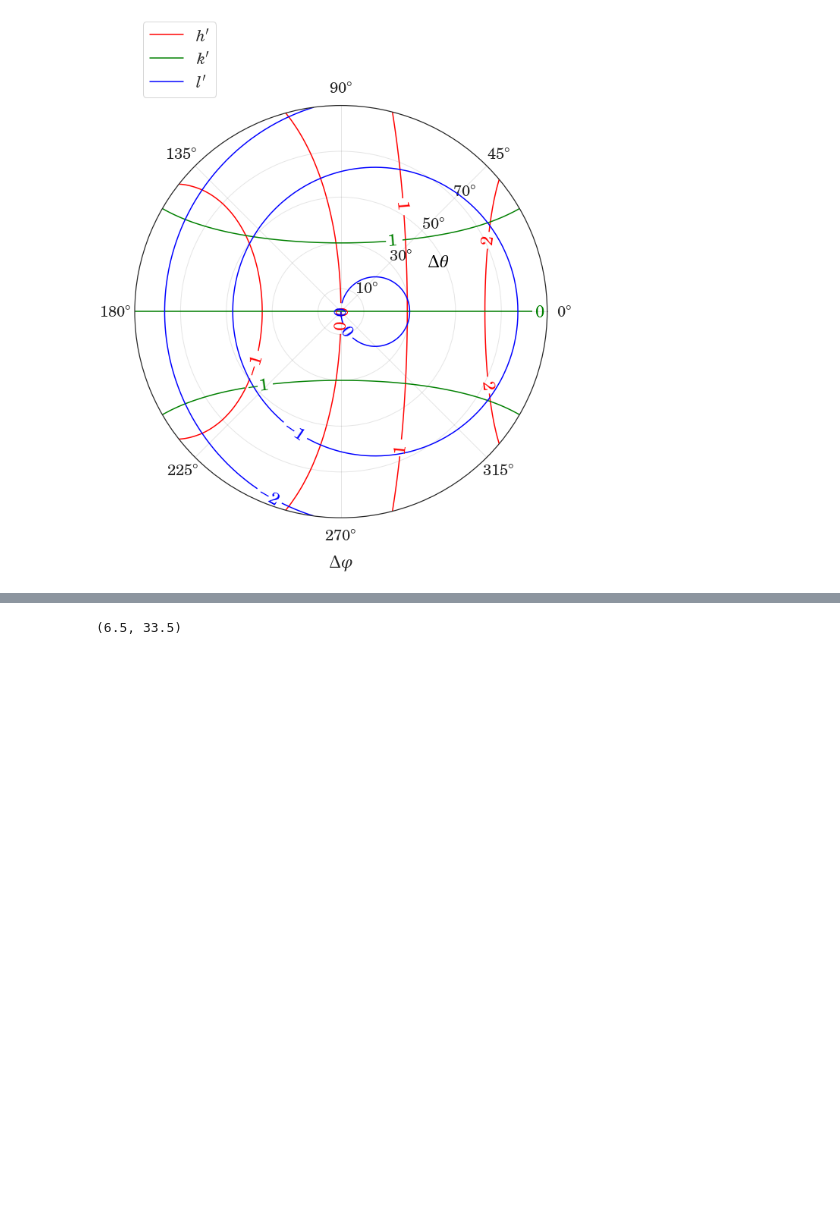
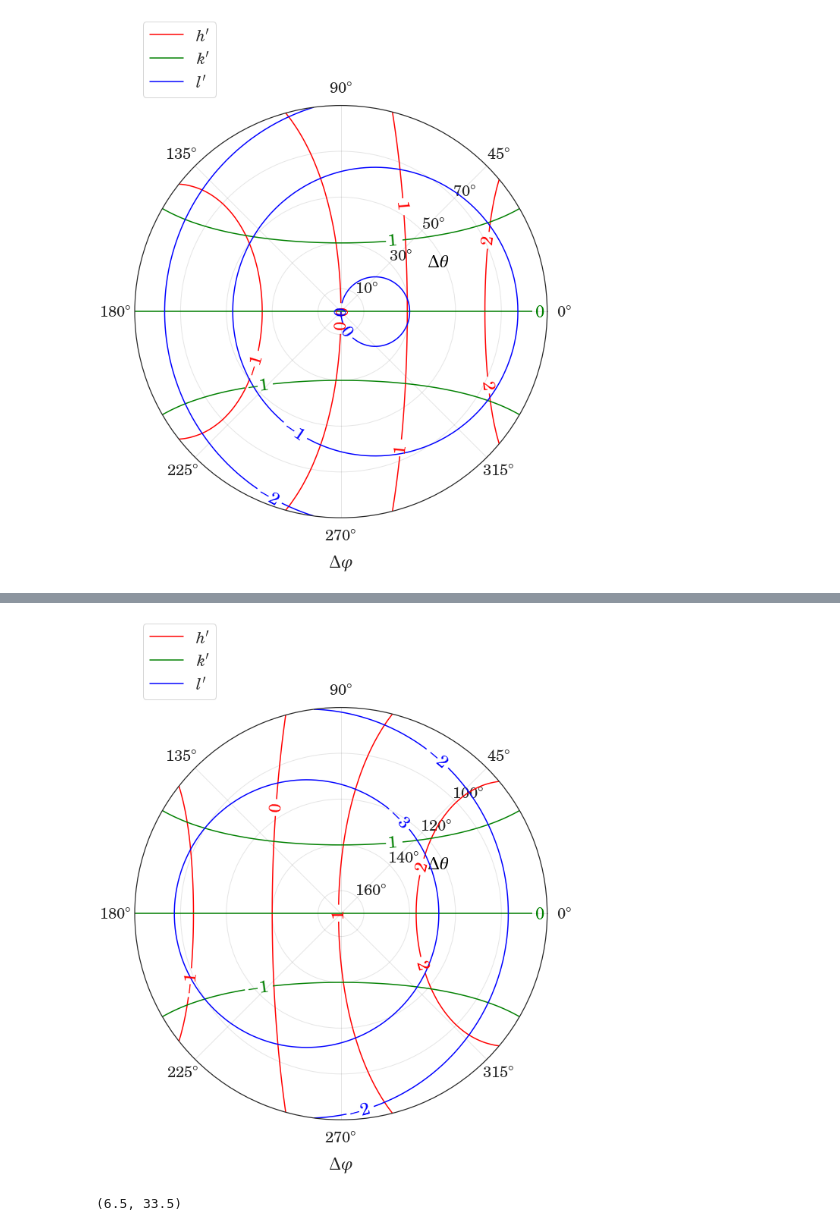
Before and after one commit to Misery7100-Magistracy/Angular-dispersion-boost, a Jupyter notebook: computations/plot_mstm.ipynb, the cells around one changed output, grey strips where cells are left out. Saved outputs shown, nothing was run; the diff lists cells and outputs as text; code cells hidden in the pictures; blank space fills up the shorter version.

```diff
--- a/computations/plot_mstm.ipynb
+++ b/computations/plot_mstm.ipynb
@@ -438,3 +438,99 @@ ax.set_yticklabels([r'$' + str(i) + r'^{\circ}$' for i in range(10, 80, 20)])
  Text(0, 50, '$50^{\\circ}$'),
  Text(0, 70, '$70^{\\circ}$')]
 [figure]
+# %%
+from processing import msevn
+
+import numpy as np
+import seaborn as sns
+import matplotlib.pyplot as plt
+import matplotlib.patches as mpatches
+from matplotlib.lines import Line2D
+
+msevn.configure_mpl()
+
+drel = 2
+phi0 = 0
+theta0 = 15
+#h = 2
+
+dtheta = np.linspace(90, 180, 180)
+dphi = np.linspace(0, 360, 180)
+
+def calc_h(t, p, drel, phi0, theta0):
+
+    fterm = np.cos(np.pi / 180 * theta0) * np.sin(np.pi / 180 * t) * np.cos(np.pi / 180 * (p - phi0))
+
+    sterm = np.sin(np.pi / 180 * theta0) * (np.cos(np.pi / 180 * t) - 1)
+
+    return drel * (fterm - sterm)
+
+def calc_l(t, p, drel, theta0, phi0):
+
+    fterm = np.sin(np.pi / 180 * theta0) * np.sin(np.pi / 180 * t) * np.cos(np.pi / 180 * (p - phi0))
+
+    sterm = np.cos(np.pi / 180 * theta0) * (np.cos(np.pi / 180 * t) - 1)
+
+    return drel * (fterm + sterm)
+
+def calc_k(t, p, drel, phi0):
+
+    return drel * np.sin(np.pi / 180 * t) * np.sin(np.pi / 180 * (p - phi0))
+
+
+# 270 - t only for theta from 180 to 90 (to reverse polar plot)
+h_prime = np.array([[calc_h(270 - t, p, drel, phi0, theta0) for p in dphi] for t in dtheta])
+k_prime = np.array([[calc_k(270 - t, p, drel, phi0) for p in dphi] for t in dtheta])
+l_prime = np.array([[calc_l(270 - t, p, drel, theta0, phi0) for p in dphi] for t in dtheta])
+
+h_prime = np.round(h_prime, 8)
+k_prime = np.round(k_prime, 8)
+l_prime = np.round(l_prime, 8)
+
+dphimesh, dthetamesh = np.meshgrid(dphi * np.pi / 180, dtheta)
+
+levels = np.arange(-6, 5, 1)
+
+#fig, ax = plt.subplots(figsize=(12, 8))
+plt.rcParams['contour.negative_linestyle'] = 'solid'
+fig = plt.figure(figsize=(10, 10))
+ax = fig.add_subplot(111, polar='True')
+ax.grid(True, alpha=0.1, color='black')
+
+#colors = mis.default_palette[:3:-1]
+colors = ['red', 'green', 'blue']
+
+
+aa = ax.contour(dphimesh, dthetamesh, h_prime, levels, colors=colors[0], label=r'$h^\prime$')
+aa2 = ax.contour(dphimesh, dthetamesh, k_prime, levels, colors=colors[1])
+aa3 = ax.contour(dphimesh, dthetamesh, l_prime, levels, colors=colors[2])
+
+ax.clabel(aa, inline=1)
+ax.clabel(aa2, inline=1)
+ax.clabel(aa3, inline=1)
+
+lines = [Line2D([0], [0], color=c) for c in colors]
+labels = [r'$h^\prime$', r'$k^\prime$', r'$l^\prime$']
+plt.legend(lines, labels, loc='lower left', bbox_to_anchor=(0, 1, 1, 0))
+
+#im = ax.imshow(l_prime, extent=[dphi[0], dphi[-1], dtheta[0], dtheta[-1]], origin='lower', aspect=2, cmap='turbo')
+
+#cbar = plt.colorbar(im)
+
+ax.set_xlabel(r'$\Delta \varphi$', labelpad=15)
+rlab = ax.set_ylabel(r'$\Delta \theta$', color='black')
+rlab.set_position((5, 0.6))
+rlab.set_rotation(0)
+ax.yaxis.labelpad = -400
+
+ax.set_xticklabels([r'$' + str(i) + r'^{\circ}$' for i in range(0, 360, 45)])
+ax.xaxis.set_tick_params(pad=10)
+#ax.set_rgrids(range(10, 80, 20), angle=45)
+ax.set_rgrids(range(100, 170, 20), angle=45)
+ax.set_yticklabels([r'$' + str(i) + r'^{\circ}$' for i in list(range(100, 170, 20))[::-1]])
+#ax.set_yticklabels([r'$' + str(i) + r'^{\circ}$' for i in range(10, 80, 20)])
+
+#fig.savefig(f'../tex/components/img/celes/dphi_dtheta_kprime_d_{drel}l_phi0_{phi0}_theta0_{theta0}.pdf', bbox_inches='tight')
+
+#fig.savefig(f'../tex/components/img/celes/dphi_dtheta_kprime_d_{drel}l_phi0_{phi0}_theta0_{theta0}.pdf', bbox_inches='tight')
+# %% [output]
@@ -441,3 +541,4 @@ ax.set_yticklabels([r'$' + str(i) + r'^{\circ}$' for i in range(10, 80, 20)])
+[figure, added]
 # %%
 # plot theta0 vs dtheta
 
```
Also changed, not shown: parts of 1 cell of this notebook, 9 other files.
